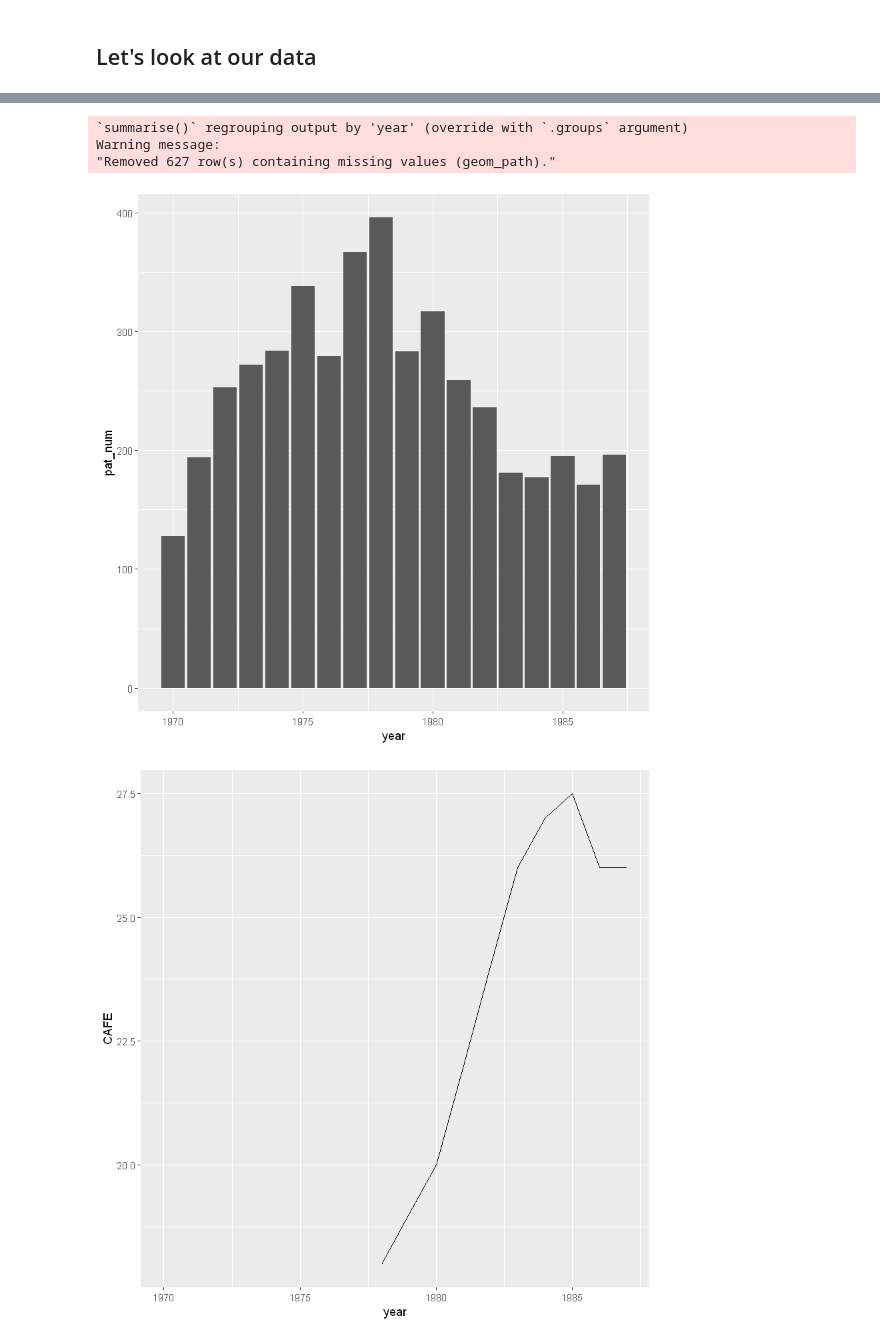
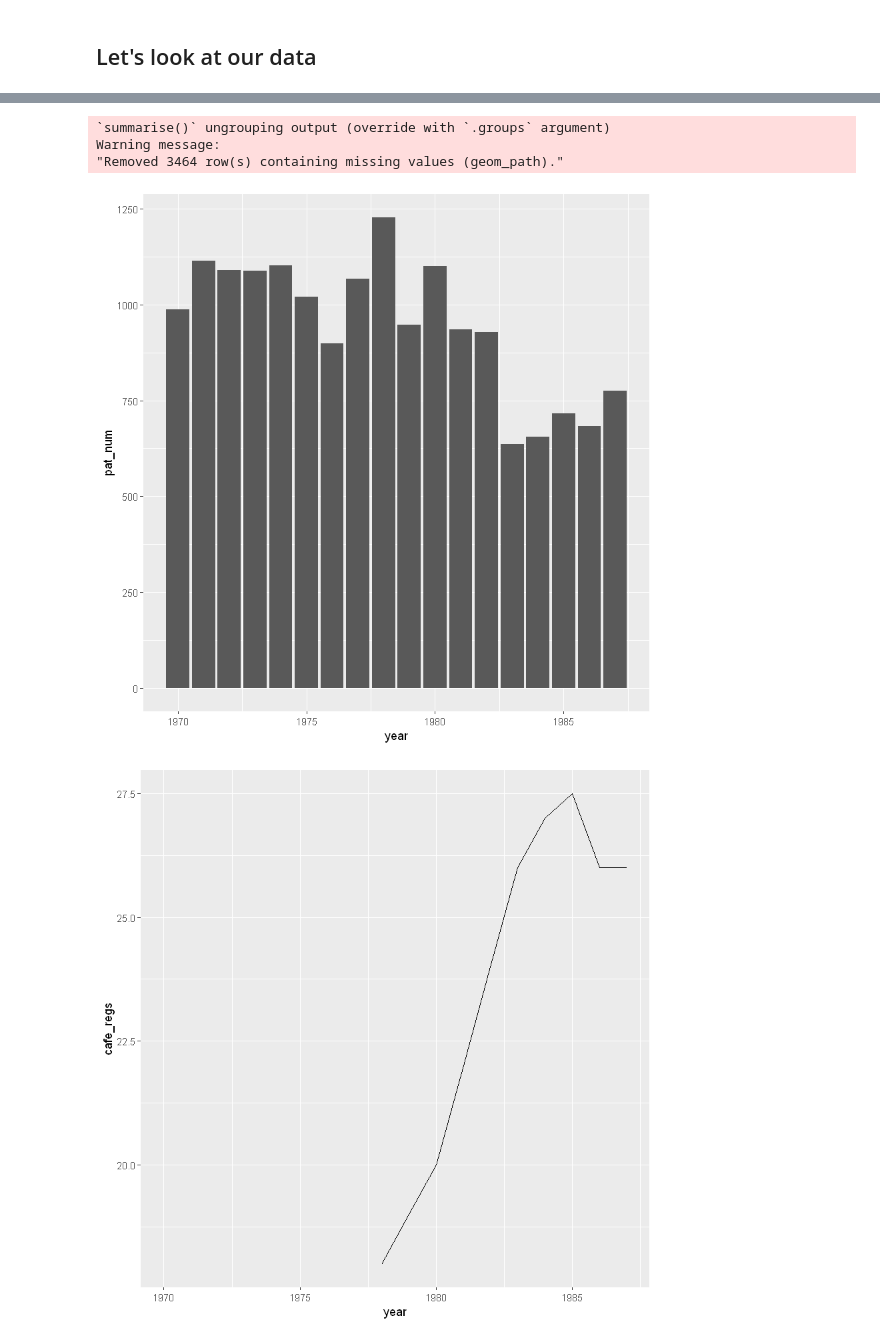
Before and after one commit to GabyMartinez/Data_Analysis_Python_R, a Jupyter notebook: Data Cleaning/Merge and clean data.ipynb, the cells around one changed output, grey strips where cells are left out. Saved outputs shown, nothing was run; the diff lists cells and outputs as text; code cells hidden in the pictures.

```diff
--- a/Data Cleaning/Merge and clean data.ipynb
+++ b/Data Cleaning/Merge and clean data.ipynb
@@ -361,17 +480,17 @@ The following object is masked from 'package:readr':
 # %%
 #plot years and num patents
-firms %>%
-    group_by(year,CAFE) %>%
+firms_us %>%
+    group_by(year) %>%
     summarise(pat_num=sum(patnum)) %>%
 ggplot(aes(x = year, y = pat_num)) +
 #     geom_line(aes(x = year, y = pat_num)) +
     geom_bar(stat="identity")
 
-ggplot(firms)  +
-    geom_line(aes(year, CAFE))
+ggplot(firms_us)  +
+    geom_line(aes(year, cafe_regs))
 # %% [output]
-`summarise()` regrouping output by 'year' (override with `.groups` argument)
+`summarise()` ungrouping output (override with `.groups` argument)
 Warning message:
-"Removed 627 row(s) containing missing values (geom_path)."
+"Removed 3464 row(s) containing missing values (geom_path)."
-[figure, old version]
+[figure, new version]
-[figure, old version]
+[figure, new version]
```
Also changed, not shown: parts of 24 cells of this notebook.
